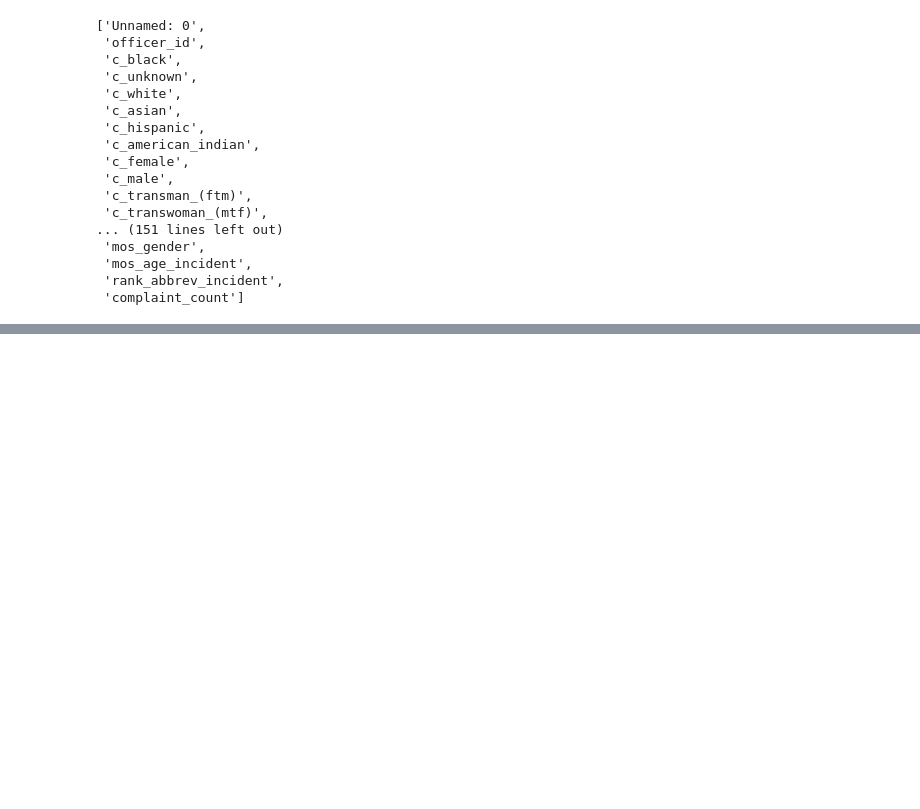
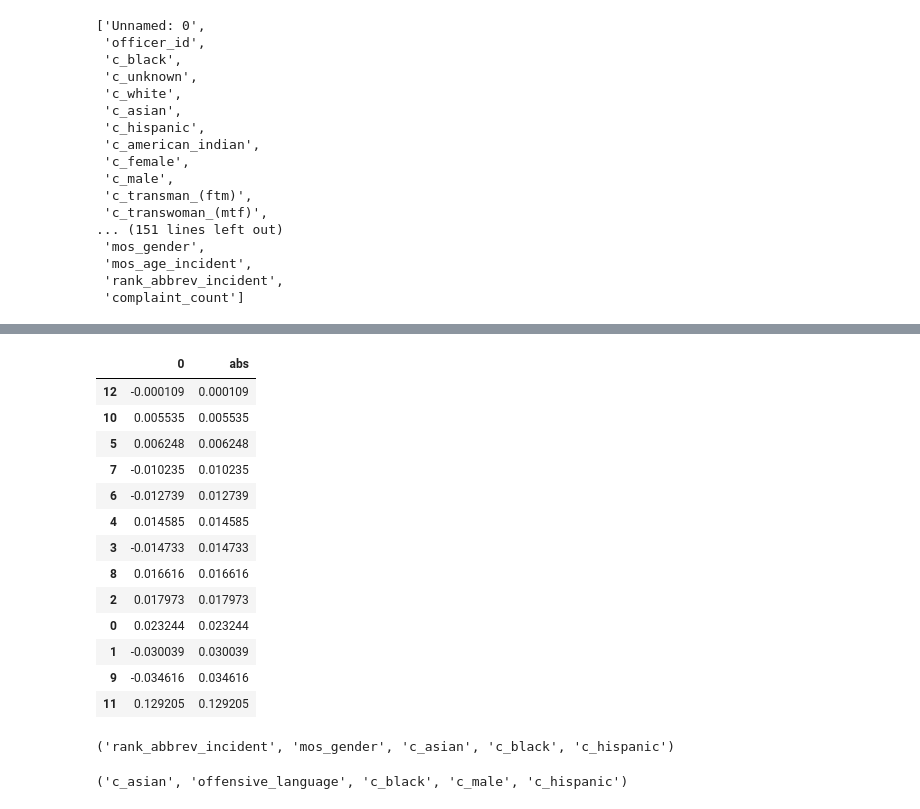
Before and after one commit to DSharm/nypd_misconduct, a Jupyter notebook: classification_fcns.ipynb, the cells around one changed output, grey strips where cells are left out. Saved outputs shown, nothing was run; the diff lists cells and outputs as text; code cells hidden in the pictures; blank space fills up the shorter version.

```diff
--- a/classification_fcns.ipynb
+++ b/classification_fcns.ipynb
@@ -479,0 +523,2 @@ list(odf.columns)
+# %%
+w_hat = pd.DataFrame(w_hat)
@@ -479,0 +529,26 @@ list(odf.columns)
+# %%
+w_hat['abs'] = [abs(x) for x in w_hat[0]]
+w_hat.sort_values(by='abs')
+# %% [output]
+|  | 0 | abs |
+| 12 | -0.000109 | 0.000109 |
+| 10 | 0.005535 | 0.005535 |
+| 5 | 0.006248 | 0.006248 |
+| 7 | -0.010235 | 0.010235 |
+| 6 | -0.012739 | 0.012739 |
+| 4 | 0.014585 | 0.014585 |
+| 3 | -0.014733 | 0.014733 |
+| 8 | 0.016616 | 0.016616 |
+| 2 | 0.017973 | 0.017973 |
+| 0 | 0.023244 | 0.023244 |
+| 1 | -0.030039 | 0.030039 |
+| 9 | -0.034616 | 0.034616 |
+| 11 | 0.129205 | 0.129205 |
+# %%
+train.columns[11],train.columns[9],train.columns[1],train.columns[0],train.columns[2]
+# %% [output]
+('rank_abbrev_incident', 'mos_gender', 'c_asian', 'c_black', 'c_hispanic')
+# %%
+train.columns[1],train.columns[7],train.columns[0],train.columns[4],train.columns[2]
+# %% [output]
+('c_asian', 'offensive_language', 'c_black', 'c_male', 'c_hispanic')
```
Also changed, not shown: parts of 13 cells of this notebook.
